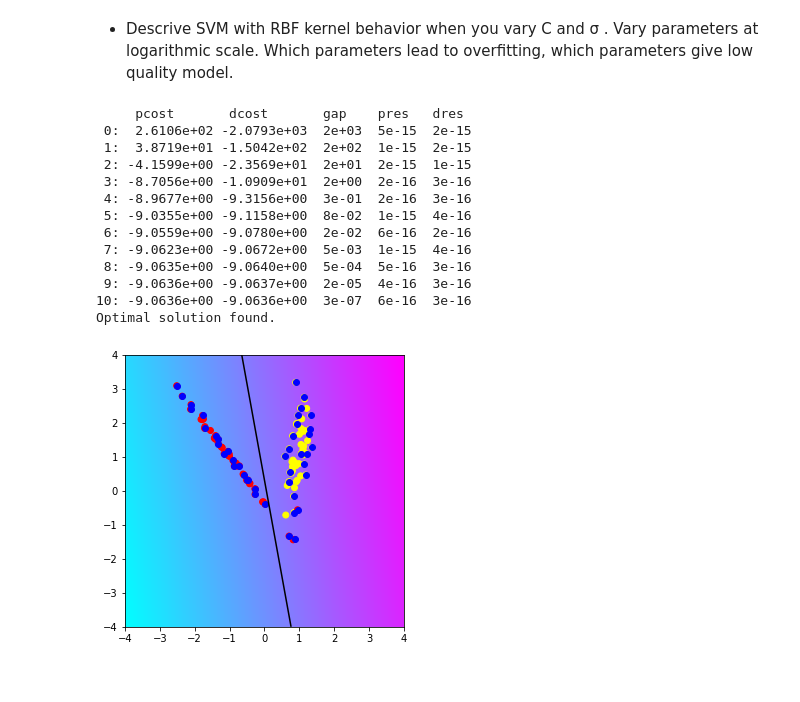
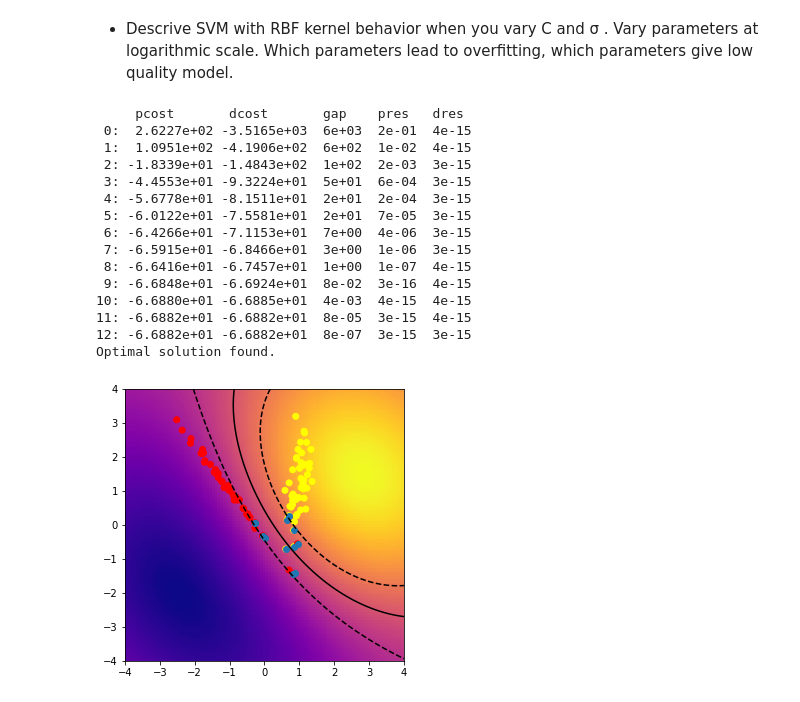
Before and after one commit to Marrry1327/ML-DM, a Jupyter notebook: Lab #3 SVM (QP, Kernel trick).ipynb, the cells around one changed output. Saved outputs shown, nothing was run; the diff lists cells and outputs as text; code cells hidden in the pictures.

```diff
--- a/Lab #3 SVM (QP, Kernel trick).ipynb
+++ b/Lab #3 SVM (QP, Kernel trick).ipynb
@@ -436,22 +425,27 @@ plt.scatter(non_sep_X[:, 0], non_sep_X[:, 1], c=non_sep_y)
 def show_res_plot(model, samples_X, samples_y):
     plt.figure(figsize=(5, 5))
     plt.scatter(samples_X[:, 0], samples_X[:, 1], c=samples_y, cmap='autumn')
-    plt.scatter(samples_X[model.supp_ind_, 0], samples_X[model.supp_ind_, 1], color='blue')
+    plt.scatter(samples_X[model.supp_vect_, 0], samples_X[model.supp_vect_, 1], cmap='spring')
+    rows, columns = samples_X.shape
 
-    x_vals = np.linspace(-4, 4, 200)
-    y_vals = np.linspace(-4, 4, 200)
+    xvals = np.linspace(-4, 4, 100)
+    yvals = np.linspace(-4, 4, 100)
 
-    xx, yy = np.meshgrid(x_vals, y_vals)
-    proba = model.predict_proba(np.c_[xx.ravel(), yy.ravel()])
-    shape = xx.shape
-    zz = np.reshape(proba, shape)
+    xx, yy = np.meshgrid(xvals, yvals)
+    if columns == 2:
+        zz = np.reshape(model.predict_proba(np.c_[xx.ravel(), yy.ravel()]), xx.shape)
+    else:
+        zz = np.reshape(model.predict_proba(np.c_[xx.ravel(), yy.ravel(),xx.ravel()*xx.ravel(),xx.ravel()*yy.ravel(),yy.ravel()*yy.ravel()]), xx.shape)
+    # Decision rule color encoding
+    plt.pcolormesh(xx, yy, zz, cmap='plasma', zorder=0)
 
-    plt.pcolormesh(xx, yy, zz, cmap='cool', zorder=0)
-    plt.contour(xx, yy, zz, levels=(0.5,), colors='k', linewidths=1.5, zorder=1)
+    # Level lines of 0.5
+    plt.contour(xx, yy, zz, levels=(0.0,), colors='k', linewidths=1.5, zorder=1)
+    plt.contour(xx, yy, zz, levels=(-1.0,), colors='k', linewidths=1.5, zorder=1, linestyles = '--')
+    plt.contour(xx, yy, zz, levels=(1.0,), colors='k', linewidths=1.5, zorder=1, linestyles = '--')
 
     plt.xlim([-4, 4])
     plt.ylim([-4, 4])
-    _ = plt.title('')
 # %% [markdown]
  linearly separable
 # %%
@@ -537,15 +534,3 @@ Optimal solution found.
 for small C we get big margin. Consequently there will be more support vectors
 # %% [markdown]
  - Using explicit feature transformation train linear SVM to separate non-linearly separable classes with a quadratic hyperplane. Show it on the plot
-# %%
-transform = lambda X: np.array([
-    X[:, 0],
-    X[:, 1],
-    X[:, 0] * X[:, 0],
-    X[:, 0] * X[:, 1],
-    X[:, 1] * X[:, 1]
-]).transpose()
-
-svm = LinearSVM(C=10**5, transform=transform)
-fit = svm.fit(non_linear_X, non_linear_y)
-show_res_plot(svm, non_linear_X, non_linear_y)
@@ -744,22 +744,24 @@ when $x^Ty + c < 1$, $k(x, y) = (xTy + c)^d$ tends to zero with increasing d, wh
 # %% [markdown]
 - Descrive SVM with RBF kernel behavior when you vary  C  and  σ . Vary parameters at logarithmic scale. Which parameters lead to overfitting, which parameters give low quality model.
 # %%
-dual_svm = DualLinearSVM(C=1E+1)
-fit = dual_svm.fit(linear_X, linear_y, kernel='gauss', kernel_par=0.25)
+dual_svm = DualLinearSVM(C=1E+1, sigma = 10, kernel = 'gauss')
+fit = dual_svm.fit(linear_X, linear_y)
 show_res_plot(dual_svm, linear_X, linear_y)
 # %% [output]
      pcost       dcost       gap    pres   dres
- 0:  2.6106e+02 -2.0793e+03  2e+03  5e-15  2e-15
- 1:  3.8719e+01 -1.5042e+02  2e+02  1e-15  2e-15
- 2: -4.1599e+00 -2.3569e+01  2e+01  2e-15  1e-15
- 3: -8.7056e+00 -1.0909e+01  2e+00  2e-16  3e-16
- 4: -8.9677e+00 -9.3156e+00  3e-01  2e-16  3e-16
- 5: -9.0355e+00 -9.1158e+00  8e-02  1e-15  4e-16
- 6: -9.0559e+00 -9.0780e+00  2e-02  6e-16  2e-16
- 7: -9.0623e+00 -9.0672e+00  5e-03  1e-15  4e-16
- 8: -9.0635e+00 -9.0640e+00  5e-04  5e-16  3e-16
- 9: -9.0636e+00 -9.0637e+00  2e-05  4e-16  3e-16
-10: -9.0636e+00 -9.0636e+00  3e-07  6e-16  3e-16
+ 0:  2.6227e+02 -3.5165e+03  6e+03  2e-01  4e-15
+ 1:  1.0951e+02 -4.1906e+02  6e+02  1e-02  4e-15
+ 2: -1.8339e+01 -1.4843e+02  1e+02  2e-03  3e-15
+ 3: -4.4553e+01 -9.3224e+01  5e+01  6e-04  3e-15
+ 4: -5.6778e+01 -8.1511e+01  2e+01  2e-04  3e-15
+ 5: -6.0122e+01 -7.5581e+01  2e+01  7e-05  3e-15
+ 6: -6.4266e+01 -7.1153e+01  7e+00  4e-06  3e-15
+ 7: -6.5915e+01 -6.8466e+01  3e+00  1e-06  3e-15
+ 8: -6.6416e+01 -6.7457e+01  1e+00  1e-07  4e-15
+ 9: -6.6848e+01 -6.6924e+01  8e-02  3e-16  4e-15
+10: -6.6880e+01 -6.6885e+01  4e-03  4e-15  4e-15
+11: -6.6882e+01 -6.6882e+01  8e-05  3e-15  4e-15
+12: -6.6882e+01 -6.6882e+01  8e-07  3e-15  3e-15
 Optimal solution found.
-[figure, old version]
+[figure, new version]
 # %%
```
Also changed, not shown: parts of 16 cells of this notebook.
